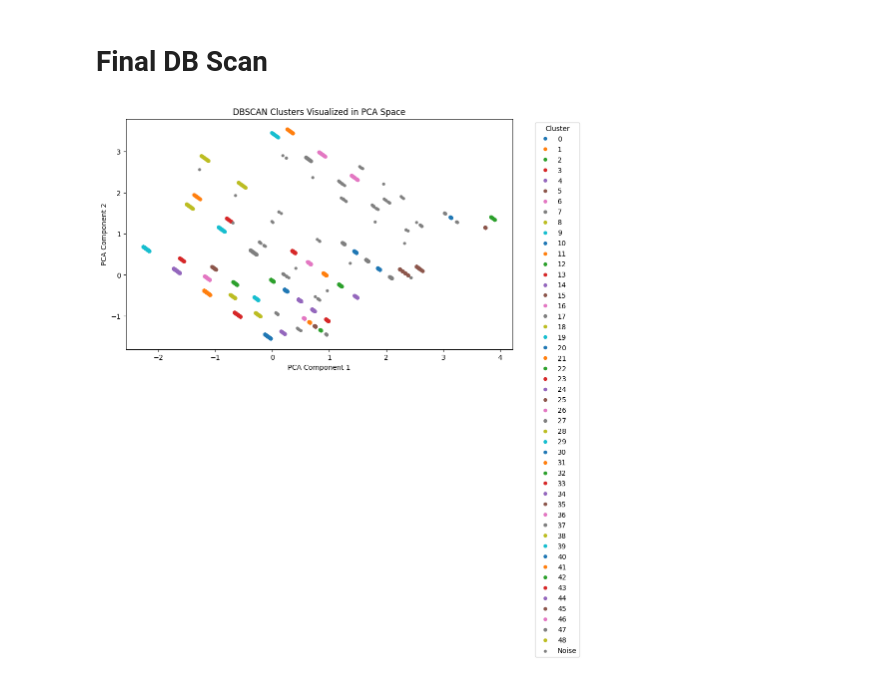
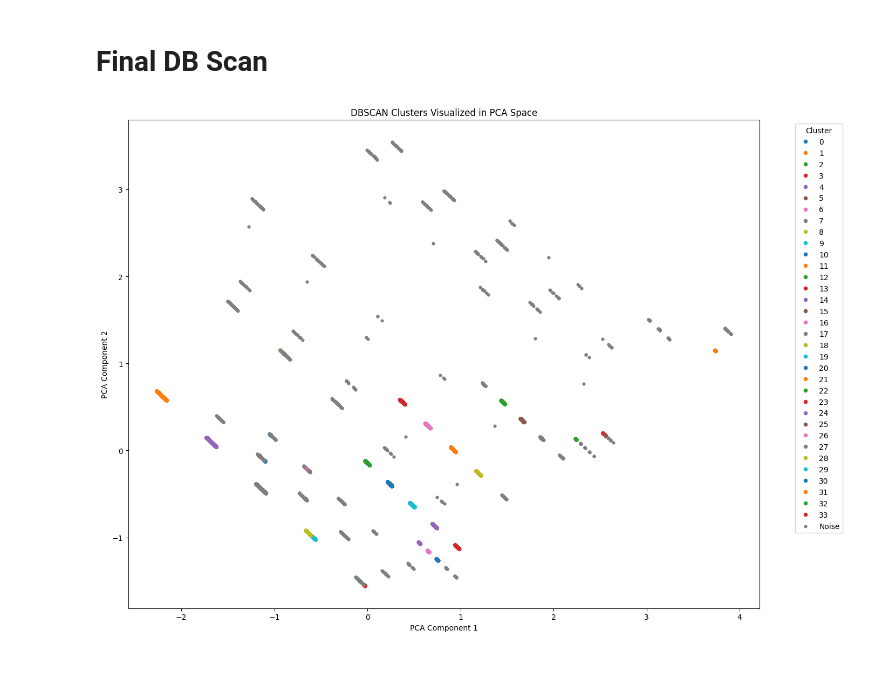
Before and after one commit to Farzins-Lab/Data-Mining-and-Analytics-Final-Project, a Jupyter notebook: Final_Version_PCA_Final_Clustering_Implementations.ipynb, the cells around one changed output. Cells and saved outputs as stored; diff of their text form; code cells hidden in the pictures.

```diff
--- a/Final_Version_PCA_Final_Clustering_Implementations.ipynb
+++ b/Final_Version_PCA_Final_Clustering_Implementations.ipynb
@@ -370,9 +378,12 @@ from matplotlib import pyplot as plt
 # Feature Selection
 Vars = df[['ReceiptSum', 'ProductCategory']]
 
+# One-Hot Encode
+Hotvars = pd.concat([Vars[['ReceiptSum']], pd.get_dummies(Vars['ProductCategory'], prefix='ProductCategory') ], axis=1)
+
 # Scale and Standardize
 scaler = StandardScaler()
-scaledData = scaler.fit_transform(Vars)
+scaledData = scaler.fit_transform(Hotvars)
 
 
 # Apply PCA
@@ -809,7 +820,7 @@ plt.show()
 from sklearn.cluster import DBSCAN
 
 # Set the params
-eps = 0.08
+eps = 0.008
 min_samples = 14
 
 #  DBSCAN
@@ -818,27 +829,27 @@ assignedClusters = db.fit_predict(pcaSample)
 # %%
 import matplotlib.pyplot as plt
 import seaborn as sns
 import numpy as np
 
 # X, Y are PCA components
 X = pcaSample[:, 0]
 Y = pcaSample[:, 1]
 cluster_ids = assignedClusters
 
 # Prepare color mapping: core clusters + noise
 core_mask = cluster_ids != -1
 noise_mask = cluster_ids == -1
 
 # Plot
-plt.figure(figsize=(10, 6))
+plt.figure(figsize=(14, 10))
 sns.scatterplot(x=X[core_mask], y=Y[core_mask], hue=cluster_ids[core_mask], palette="tab10", s=30, linewidth=0)
 sns.scatterplot(x=X[noise_mask], y=Y[noise_mask], color="gray", s=20, label="Noise", linewidth=0)
 
 plt.title("DBSCAN Clusters Visualized in PCA Space")
 plt.xlabel("PCA Component 1")
 plt.ylabel("PCA Component 2")
 plt.legend(title="Cluster", bbox_to_anchor=(1.05, 1), loc='upper left')
 plt.tight_layout()
 plt.show()
 # %% [output]
-[figure, old version]
+[figure, new version]
```
Also changed, not shown: parts of 9 cells of this notebook.
